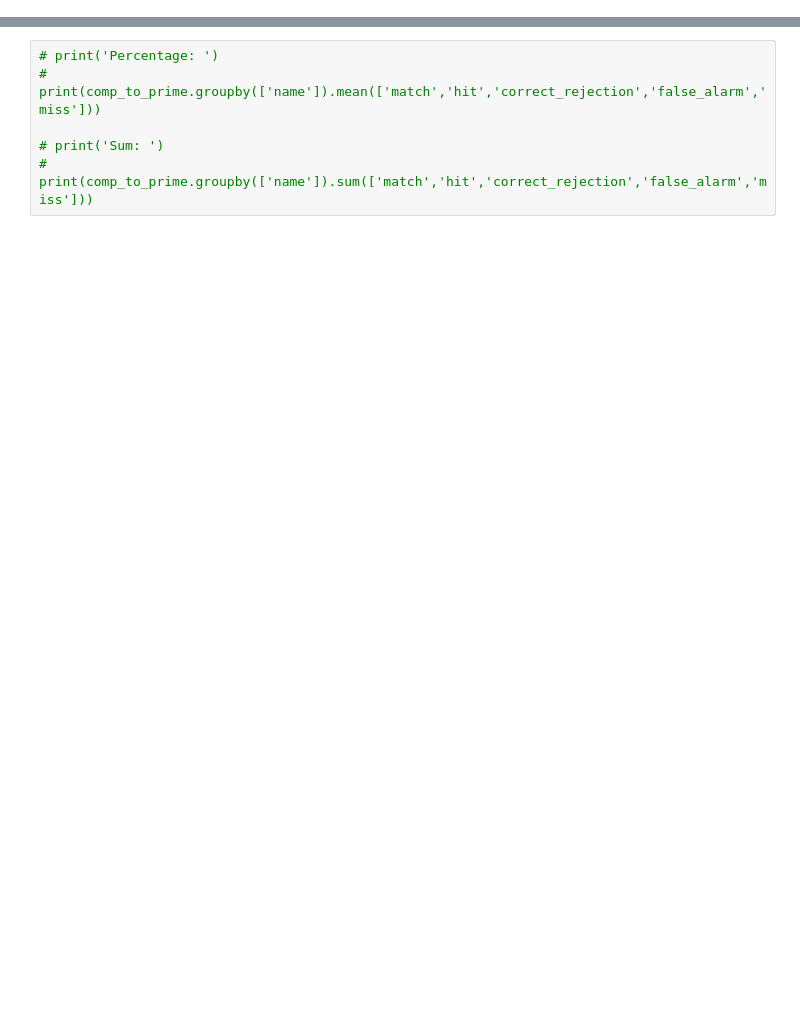
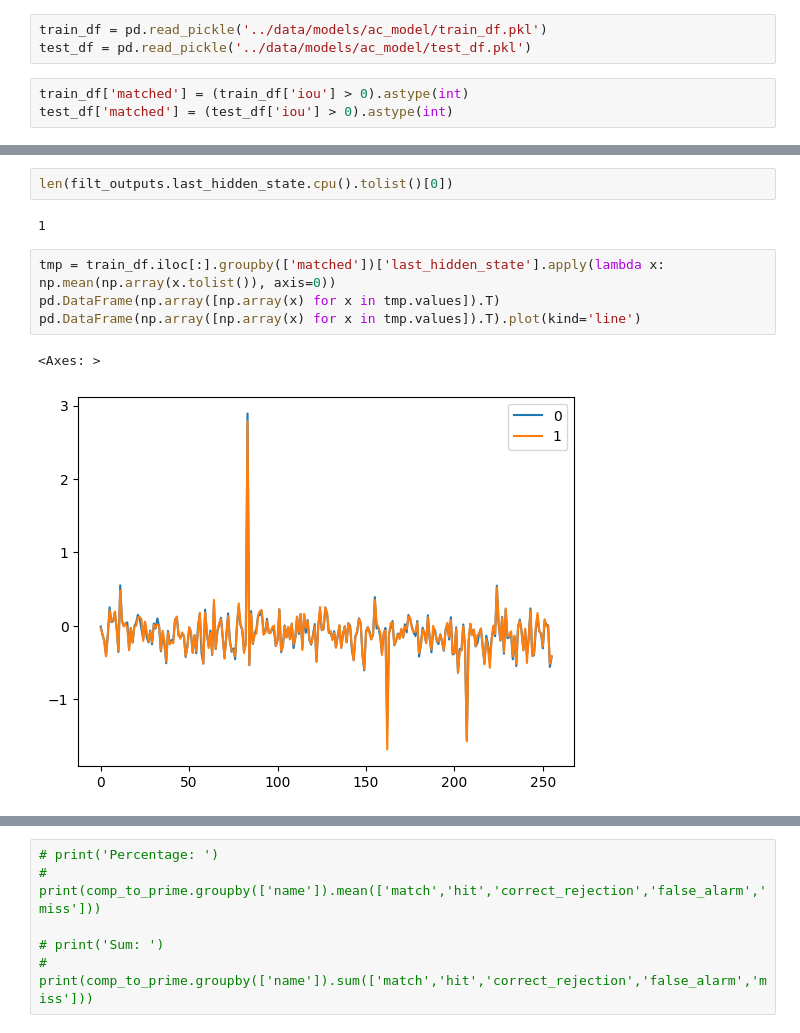
Before and after one commit to kerlinjr/satana, a Jupyter notebook: notebooks/ac_object_detection.ipynb, the cells around one changed output, grey strips where cells are left out. Drawn from its saved outputs; the diff is of its cells as text; blank space fills up the shorter version.

```diff
--- a/notebooks/ac_object_detection.ipynb
+++ b/notebooks/ac_object_detection.ipynb
@@ -575,0 +1245,6 @@ full_train
+# %%
+train_df = pd.read_pickle('../data/models/ac_model/train_df.pkl')
+test_df = pd.read_pickle('../data/models/ac_model/test_df.pkl')
+# %%
+train_df['matched'] = (train_df['iou'] > 0).astype(int)
+test_df['matched'] = (test_df['iou'] > 0).astype(int)
@@ -575,0 +1691,11 @@ full_train
+# %%
+len(filt_outputs.last_hidden_state.cpu().tolist()[0])
+# %% [output]
+1
+# %%
+tmp = train_df.iloc[:].groupby(['matched'])['last_hidden_state'].apply(lambda x: np.mean(np.array(x.tolist()), axis=0))
+pd.DataFrame(np.array([np.array(x) for x in tmp.values]).T)
+pd.DataFrame(np.array([np.array(x) for x in tmp.values]).T).plot(kind='line')
+# %% [output]
+<Axes: >
+[figure, added]
```
Also changed, not shown: parts of 116 cells of this notebook, 3 other files.
